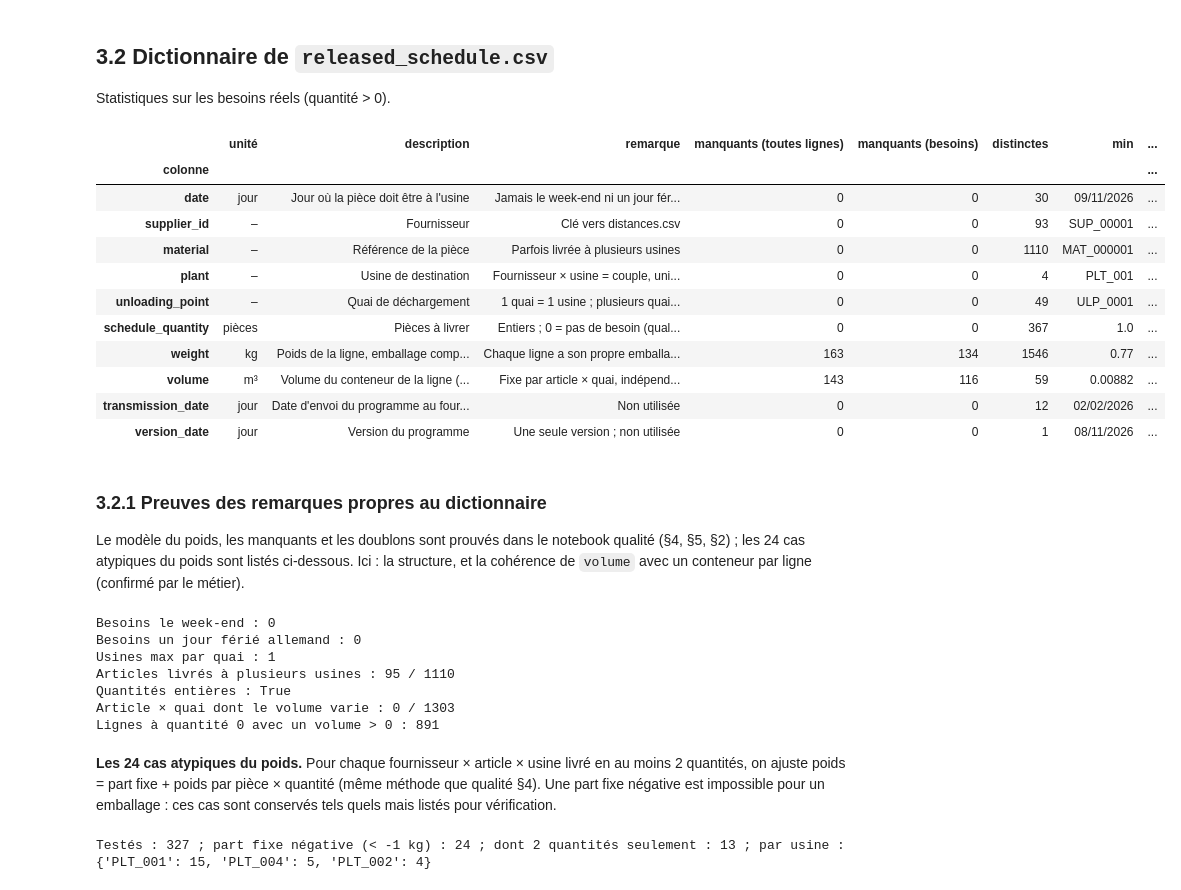
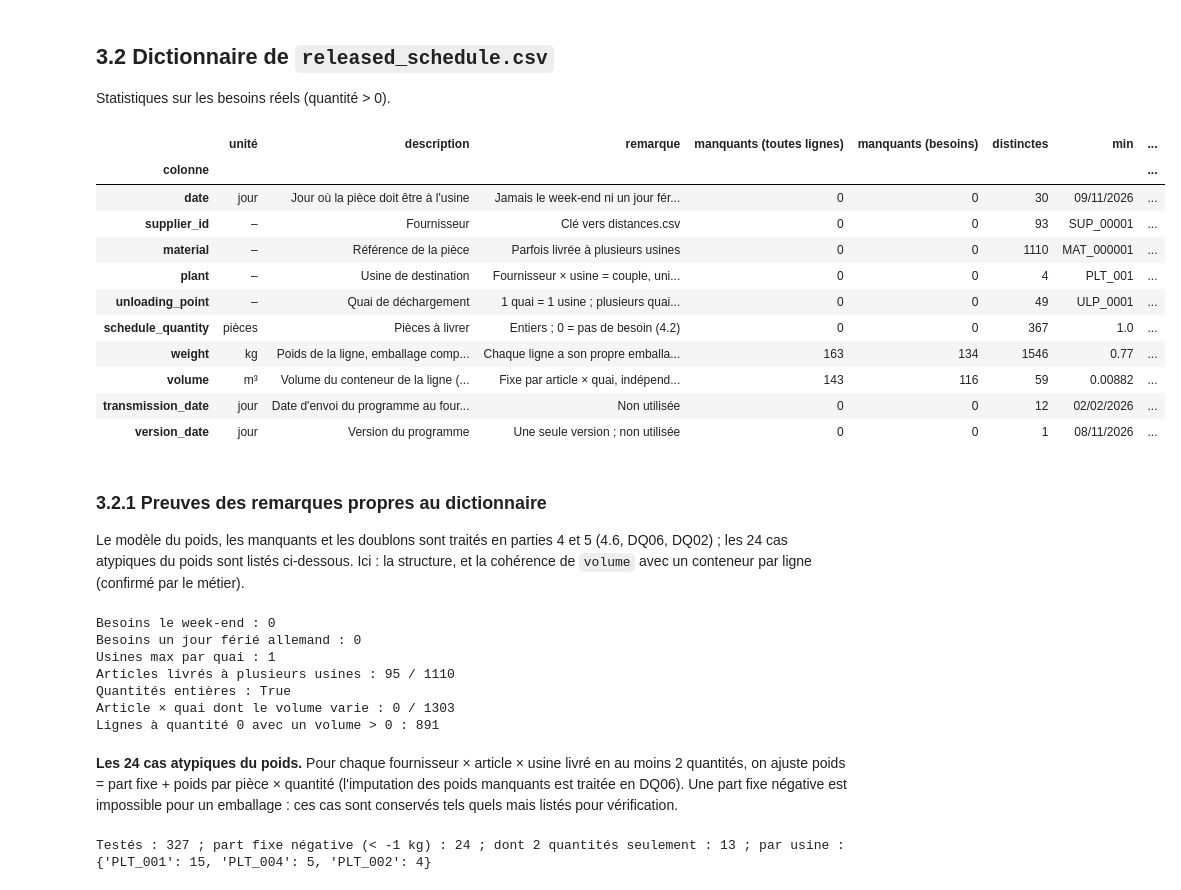
Before and after one commit to exauceh/delivery_schedule_optimization, a Jupyter notebook: milestone1/milestone1.ipynb, the cells around one changed output. Saved outputs shown, nothing was run; the diff lists cells and outputs as text; code cells hidden in the pictures.

```diff
--- a/milestone1/milestone1.ipynb
+++ b/milestone1/milestone1.ipynb
@@ -31,7 +31,7 @@ class CleaningConfig:
     holiday_subdiv: str | None = None  # e.g. "BY" to add regional holidays
     tail_date: str = "2027-01-01"  # DQ05: rows dated on or after this day are removed
     max_anticipation_days: int = 7  # RG03
-    allowed_frequencies: tuple[int, ...] = (1, 2, 3, 5)  # RG05, deliveries per week
+    allowed_frequencies: tuple[int, ...] = (1, 2, 3, 4, 5)  # RG05, deliveries per week
     couple_key: tuple[str, ...] = ("supplier_id", "plant")  # RG01
     key_columns: tuple[str, ...] = (
         "date",
@@ -382,43 +382,43 @@ Statistiques sur les besoins réels (quantité > 0).
 # %%
 definitions = pd.DataFrame([
     ("date", "jour", "Jour où la pièce doit être à l'usine", "Jamais le week-end ni un jour férié allemand (les besoins de ces jours sont livrés avant)"),
     ("supplier_id", "–", "Fournisseur", "Clé vers distances.csv"),
     ("material", "–", "Référence de la pièce", "Parfois livrée à plusieurs usines"),
     ("plant", "–", "Usine de destination", "Fournisseur × usine = couple, unité de consolidation"),
     ("unloading_point", "–", "Quai de déchargement", "1 quai = 1 usine ; plusieurs quais par camion (confirmé)"),
-    ("schedule_quantity", "pièces", "Pièces à livrer", "Entiers ; 0 = pas de besoin (qualité §1)"),
-    ("weight", "kg", "Poids de la ligne, emballage compris (confirmé)", "Chaque ligne a son propre emballage : part fixe + poids par pièce (qualité §4) ; manquants (qualité §5)"),
+    ("schedule_quantity", "pièces", "Pièces à livrer", "Entiers ; 0 = pas de besoin (4.2)"),
+    ("weight", "kg", "Poids de la ligne, emballage compris (confirmé)", "Chaque ligne a son propre emballage : part fixe + poids par pièce (DQ06) ; manquants (4.6 et DQ06)"),
     ("volume", "m³", "Volume du conteneur de la ligne (confirmé)", "Fixe par article × quai, indépendant de la quantité (3.2.1)"),
     ("transmission_date", "jour", "Date d'envoi du programme au fournisseur (définition du cadrage)", "Non utilisée"),
     ("version_date", "jour", "Version du programme", "Une seule version ; non utilisée"),
 ], columns=["colonne", "unité", "description", "remarque"]).set_index("colonne")
 
 stats = pd.DataFrame({
     "manquants (toutes lignes)": schedule.isna().sum(),
     "manquants (besoins)": besoins.isna().sum(),
     "distinctes": besoins.nunique(),
     "min": besoins.min(numeric_only=False),
     "max": besoins.max(numeric_only=False),
 })
 for c in ["min", "max"]:
     stats[c] = stats[c].map(lambda v: f"{v:%d/%m/%Y}" if isinstance(v, pd.Timestamp) else v)
 definitions.join(stats)
 # %% [output]
 |  | unité | description | remarque | manquants (toutes lignes) | manquants (besoins) | distinctes | min | ... |
 | colonne |  |  |  |  |  |  |  | ... |
 | date | jour | Jour où la pièce doit être à l'usine | Jamais le week-end ni un jour fér... | 0 | 0 | 30 | 09/11/2026 | ... |
 | supplier_id | – | Fournisseur | Clé vers distances.csv | 0 | 0 | 93 | SUP_00001 | ... |
 | material | – | Référence de la pièce | Parfois livrée à plusieurs usines | 0 | 0 | 1110 | MAT_000001 | ... |
 | plant | – | Usine de destination | Fournisseur × usine = couple, uni... | 0 | 0 | 4 | PLT_001 | ... |
 | unloading_point | – | Quai de déchargement | 1 quai = 1 usine ; plusieurs quai... | 0 | 0 | 49 | ULP_0001 | ... |
-| schedule_quantity | pièces | Pièces à livrer | Entiers ; 0 = pas de besoin (qual... | 0 | 0 | 367 | 1.0 | ... |
+| schedule_quantity | pièces | Pièces à livrer | Entiers ; 0 = pas de besoin (4.2) | 0 | 0 | 367 | 1.0 | ... |
 | weight | kg | Poids de la ligne, emballage comp... | Chaque ligne a son propre emballa... | 163 | 134 | 1546 | 0.77 | ... |
 | volume | m³ | Volume du conteneur de la ligne (... | Fixe par article × quai, indépend... | 143 | 116 | 59 | 0.00882 | ... |
 | transmission_date | jour | Date d'envoi du programme au four... | Non utilisée | 0 | 0 | 12 | 02/02/2026 | ... |
 | version_date | jour | Version du programme | Une seule version ; non utilisée | 0 | 0 | 1 | 08/11/2026 | ... |
 # %% [markdown]
 ### 3.2.1 Preuves des remarques propres au dictionnaire
-Le modèle du poids, les manquants et les doublons sont prouvés dans le notebook qualité (§4, §5, §2) ; les 24 cas atypiques du poids sont listés ci-dessous. Ici : la structure, et la cohérence de `volume` avec un conteneur par ligne (confirmé par le métier).
+Le modèle du poids, les manquants et les doublons sont traités en parties 4 et 5 (4.6, DQ06, DQ02) ; les 24 cas atypiques du poids sont listés ci-dessous. Ici : la structure, et la cohérence de `volume` avec un conteneur par ligne (confirmé par le métier).
 # %%
 cle_vol = ["material", "plant", "unloading_point"]
 vol = besoins.dropna(subset=["volume"]).groupby(cle_vol)["volume"].nunique()
@@ -441,7 +441,7 @@ Quantités entières : True
 Article × quai dont le volume varie : 0 / 1303
 Lignes à quantité 0 avec un volume > 0 : 891
 # %% [markdown]
-**Les 24 cas atypiques du poids.** Pour chaque fournisseur × article × usine livré en au moins 2 quantités, on ajuste poids = part fixe + poids par pièce × quantité (même méthode que qualité §4). Une part fixe négative est impossible pour un emballage : ces cas sont conservés tels quels mais listés pour vérification.
+**Les 24 cas atypiques du poids.** Pour chaque fournisseur × article × usine livré en au moins 2 quantités, on ajuste poids = part fixe + poids par pièce × quantité (l'imputation des poids manquants est traitée en DQ06). Une part fixe négative est impossible pour un emballage : ces cas sont conservés tels quels mais listés pour vérification.
 # %%
 cas = []
 for (fournisseur, article, usine), g in besoins.dropna(subset=["weight"]).groupby(["supplier_id", "material", "plant"]):
```
Also changed, not shown: parts of 43 cells of this notebook, 2 other files.
